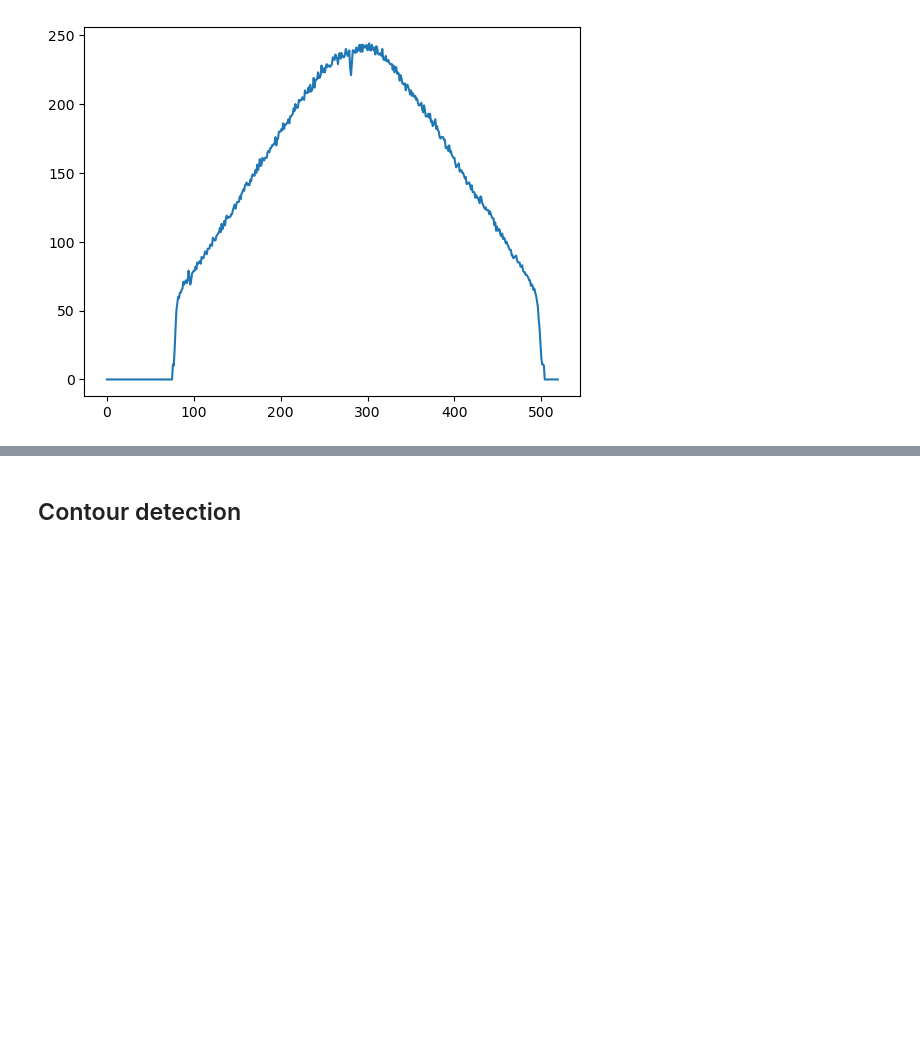
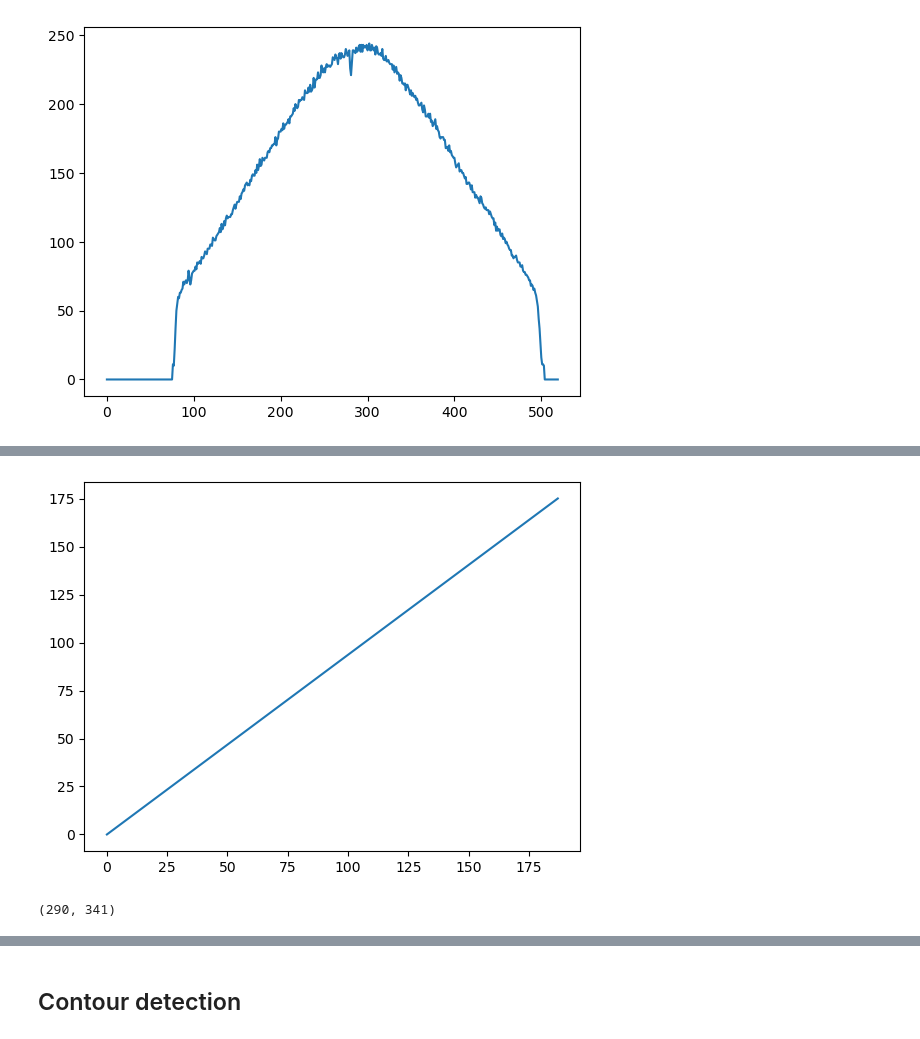
Before and after one commit to Lilian-GA/Nematode_status_assay, a Jupyter notebook: one_image_test.ipynb, the cells around one changed output, grey strips where cells are left out. Cells and saved outputs as stored; diff of their text form; code cells hidden in the pictures; blank space fills up the shorter version.

```diff
--- a/one_image_test.ipynb
+++ b/one_image_test.ipynb
@@ -96,0 +107,22 @@ maybe not necessary
+# %%
+def lum(line,d):
+    return d*(max(line)-min(line))/188
+
+plt.plot(lum(line,np.arange(188)))
+plt.show()
+# %% [output]
+[figure, added]
+# %%
+n,p = empty_window.shape
+barycenter_i = 0
+barycenter_j = 0
+for i in range(n):
+    for j in range(p):
+        barycenter_i += empty_window[i,j]*i
+        barycenter_j += empty_window[i,j]*j
+barycenter_i /= np.sum(empty_window)
+barycenter_j /= np.sum(empty_window)
+window_center = (int(barycenter_i),int(barycenter_j))
+window_center
+# %% [output]
+(290, 341)
```
Also changed, not shown: parts of 13 cells of this notebook.
